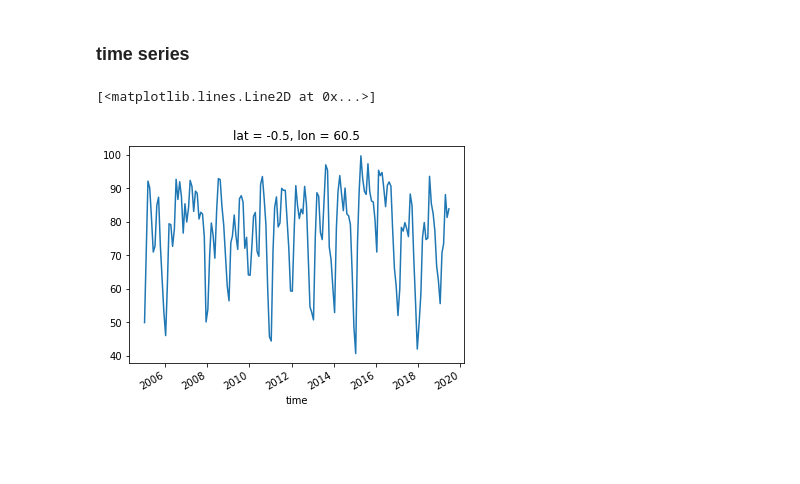
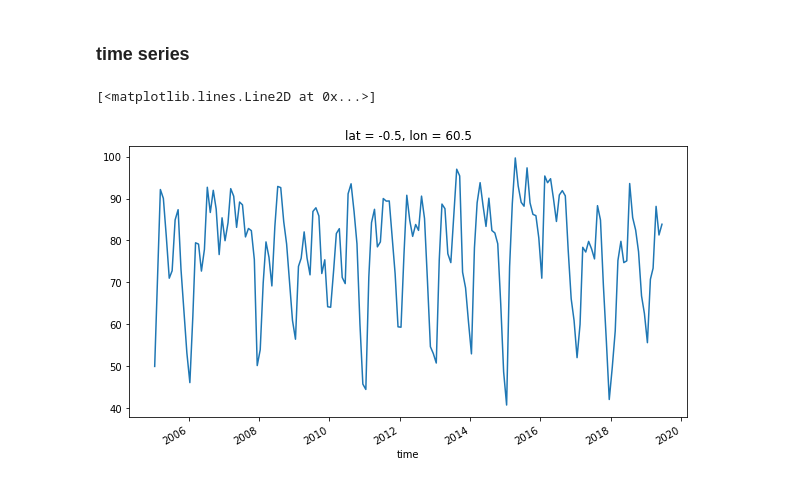
Before and after one commit to oceanhackweek/DataAccess, a Jupyter notebook: argo_iso_interp.ipynb, the cells around one changed output. Drawn from its saved outputs; the diff is of its cells as text; code cells hidden in the pictures; blank space fills up the shorter version.

```diff
--- a/argo_iso_interp.ipynb
+++ b/argo_iso_interp.ipynb
@@ -85,7 +85,7 @@ plt.contour(pden.lon, pden.lat, ds_dep_iso[170, :, :], colors='k')
 # %% [markdown]
 ### time series
 # %%
-ds_dep_iso[:, 40, 20].plot()
+ds_dep_iso[:, 40, 20].plot(figsize=(10, 5))
 # %% [output]
 [<matplotlib.lines.Line2D at 0x...>]
-[figure, old version]
+[figure, new version]
```
